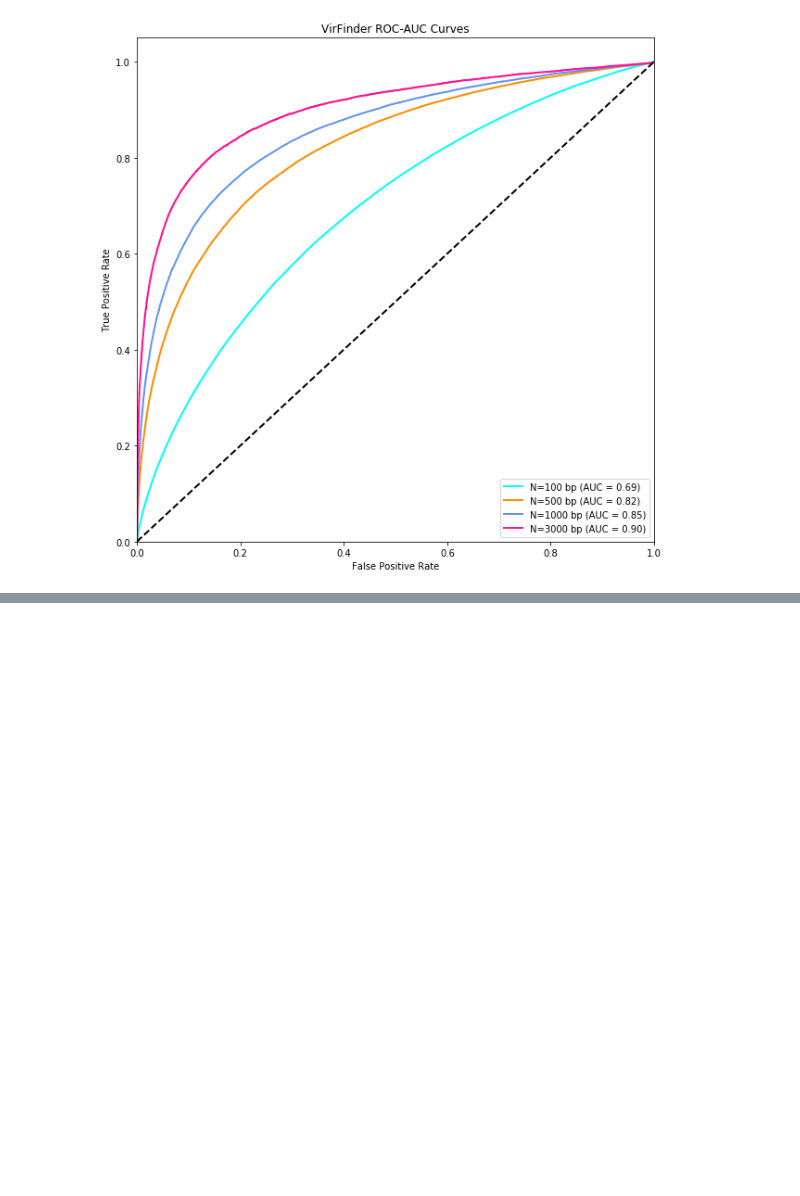
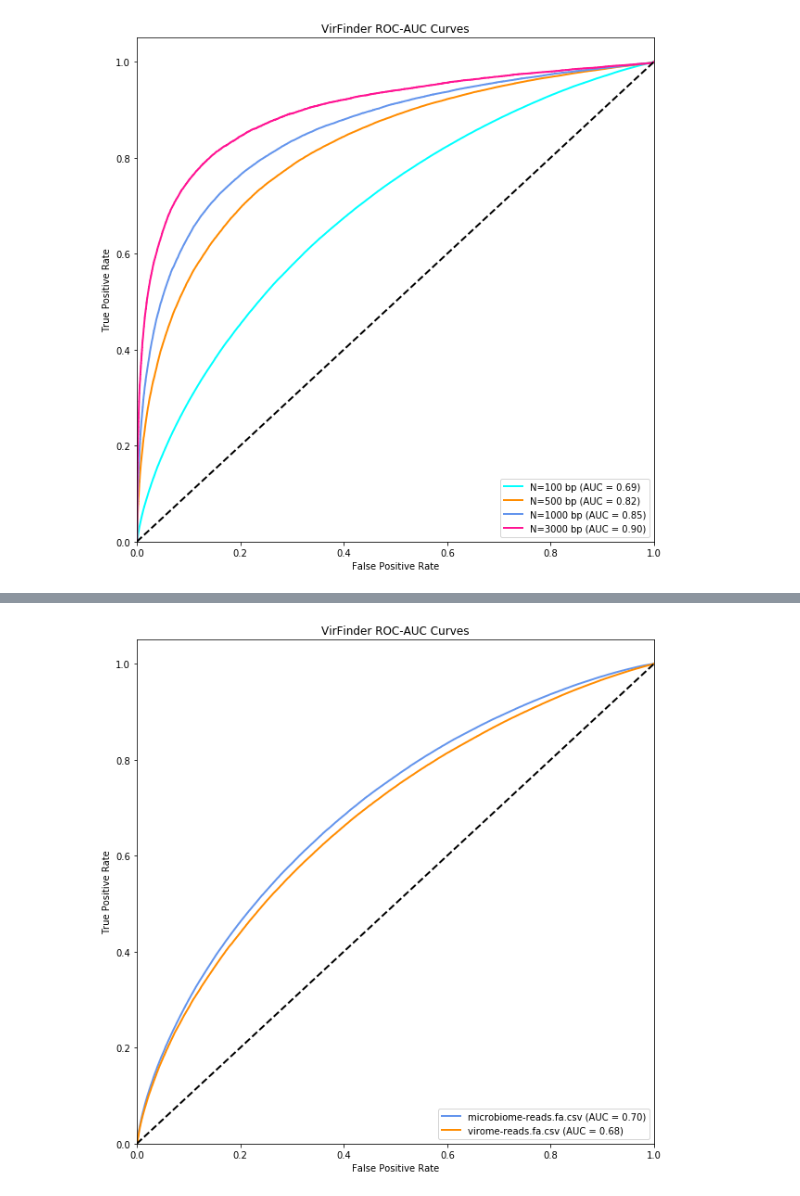
Before and after one commit to alyosama/virnet, a Jupyter notebook: utils/VirFinderAnalysis.ipynb, the cells around one changed output, grey strips where cells are left out. Cells and saved outputs as stored; diff of their text form; code cells hidden in the pictures; blank space fills up the shorter version.

Commit message:
update analysis script

```diff
--- a/utils/VirFinderAnalysis.ipynb
+++ b/utils/VirFinderAnalysis.ipynb
@@ -126,0 +144,24 @@ plt.savefig(os.path.join(output_dir,'roc_auc.png'))
+# %%
+data_dir='../../benchmark/sim_results'
+output_dir='../../benchmark/analysis'
+
+# Compute ROC curve and ROC area for each class
+fpr = dict()
+tpr = dict()
+roc_auc = dict()
+
+output_log=[]
+for file in os.listdir(data_dir):
+    output_log.append("#"*50)
+    output_log.append("Evaluating {0} ".format(file))
+    file_path=os.path.join(data_dir,file)
+    y_score,y_test=load_genome_data(file_path)
+    result=evaluation(y_score,y_test)
+    output_log.extend(result)
+    #roc_curve_plot(y_score,y_test)
+    fpr[file], tpr[file], _ = roc_curve(y_test, y_score)
+    roc_auc[file] = auc(fpr[file], tpr[file])
+print('\n'.join(output_log))
+
+with open(os.path.join(output_dir,'analysis_simulated.txt'),'w+') as f:
+    f.write('\n'.join(output_log))
@@ -126,0 +186,20 @@ plt.savefig(os.path.join(output_dir,'roc_auc.png'))
+# %%
+# Plot all ROC curves
+plt.figure(figsize=(10, 10))
+
+colors = cycle(['cornflowerblue', 'darkorange'])
+for file, color in zip(sorted(os.listdir(data_dir)), colors):
+    plt.plot(fpr[file], tpr[file], color=color, lw=2,
+             label='{0} (AUC = {1:0.2f})'.format(file, roc_auc[file]))
+
+plt.plot([0, 1], [0, 1], 'k--', lw=2)
+plt.xlim([0.0, 1.0])
+plt.ylim([0.0, 1.05])
+plt.xlabel('False Positive Rate')
+plt.ylabel('True Positive Rate')
+plt.title('VirFinder ROC-AUC Curves')
+plt.legend(loc="lower right")
+
+plt.savefig(os.path.join(output_dir,'roc_auc_simulated.png'))
+# %% [output]
+[figure, added]
```
Also changed, not shown: parts of 7 cells of this notebook, 5 other files.
